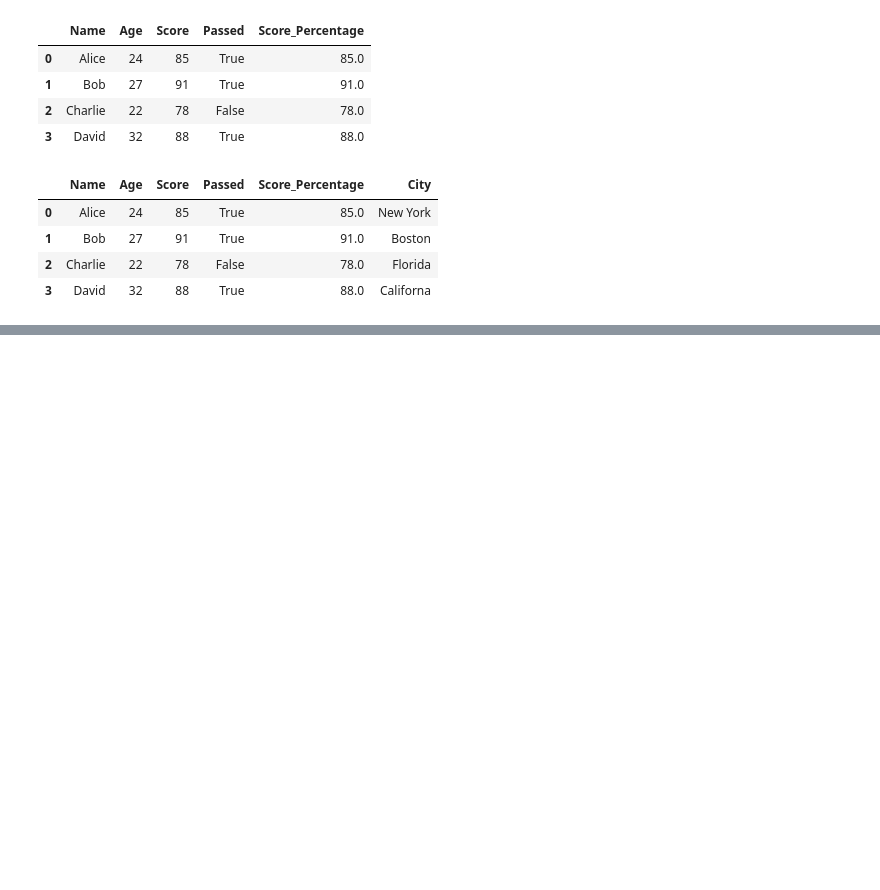
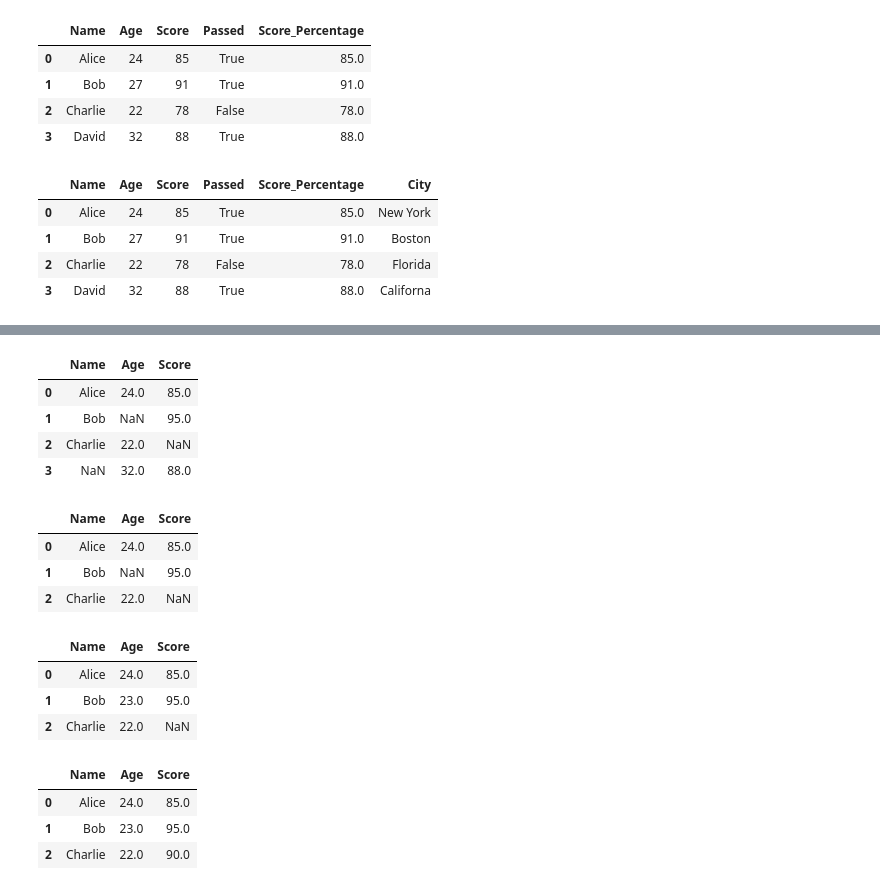
Before and after one commit to bibekpandey0521/Pandas, a Jupyter notebook: pandas_basics.ipynb, the cells around one changed output, grey strips where cells are left out. Drawn from its saved outputs; the diff is of its cells as text; code cells hidden in the pictures; blank space fills up the shorter version.

```diff
--- a/pandas_basics.ipynb
+++ b/pandas_basics.ipynb
@@ -274,0 +300,14 @@ df
+# %%
+df2 = pd.DataFrame({
+    'Name':['Alice','Bob','Charlie',None],
+    'Age':[24,None,22,32],
+    'Score':[85,95,None,88]
+})
+# %%
+df2.head()
+# %% [output]
+|  | Name | Age | Score |
+| 0 | Alice | 24.0 | 85.0 |
+| 1 | Bob | NaN | 95.0 |
+| 2 | Charlie | 22.0 | NaN |
+| 3 | NaN | 32.0 | 88.0 |
@@ -274,0 +316,7 @@ df
+# %%
+df2.head()
+# %% [output]
+|  | Name | Age | Score |
+| 0 | Alice | 24.0 | 85.0 |
+| 1 | Bob | NaN | 95.0 |
+| 2 | Charlie | 22.0 | NaN |
@@ -274,0 +325,7 @@ df
+# %%
+df2.head()
+# %% [output]
+|  | Name | Age | Score |
+| 0 | Alice | 24.0 | 85.0 |
+| 1 | Bob | 23.0 | 95.0 |
+| 2 | Charlie | 22.0 | NaN |
@@ -274,0 +334,7 @@ df
+# %%
+df2.head()
+# %% [output]
+|  | Name | Age | Score |
+| 0 | Alice | 24.0 | 85.0 |
+| 1 | Bob | 23.0 | 95.0 |
+| 2 | Charlie | 22.0 | 90.0 |
```
Also changed, not shown: parts of 8 cells of this notebook.
